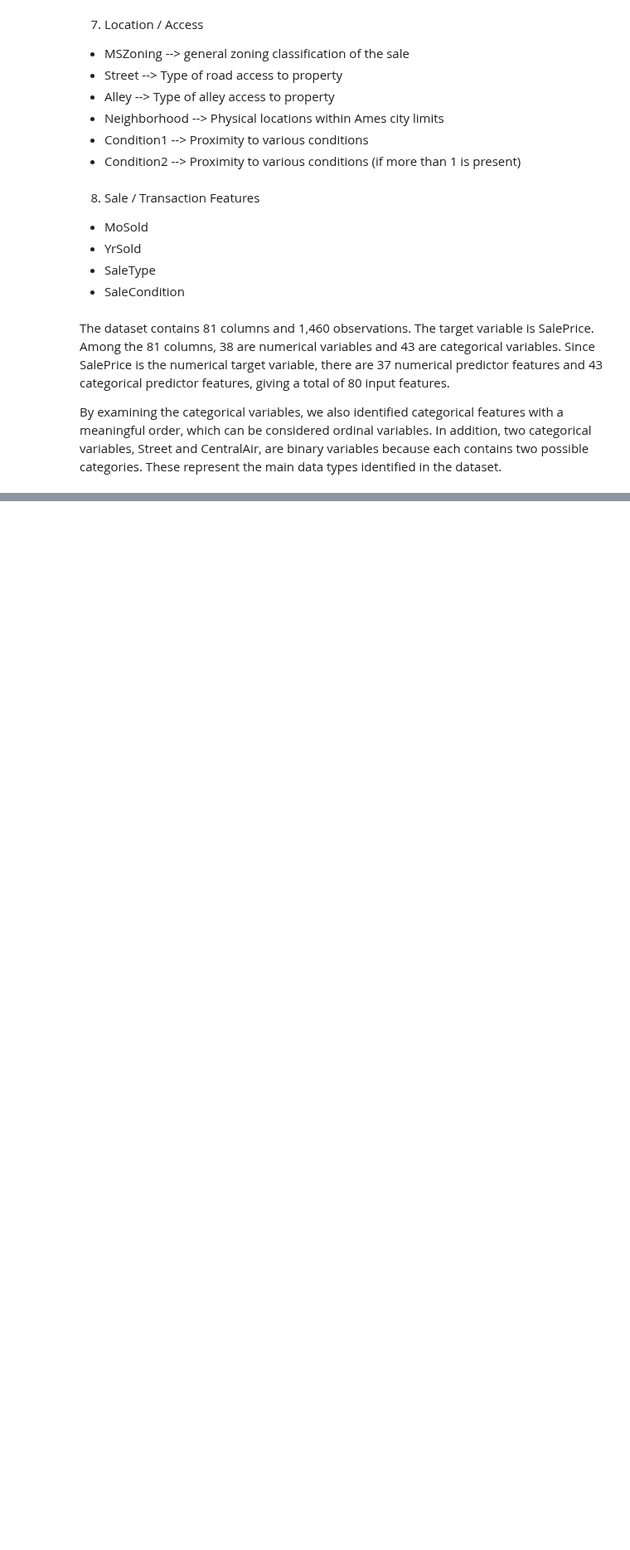
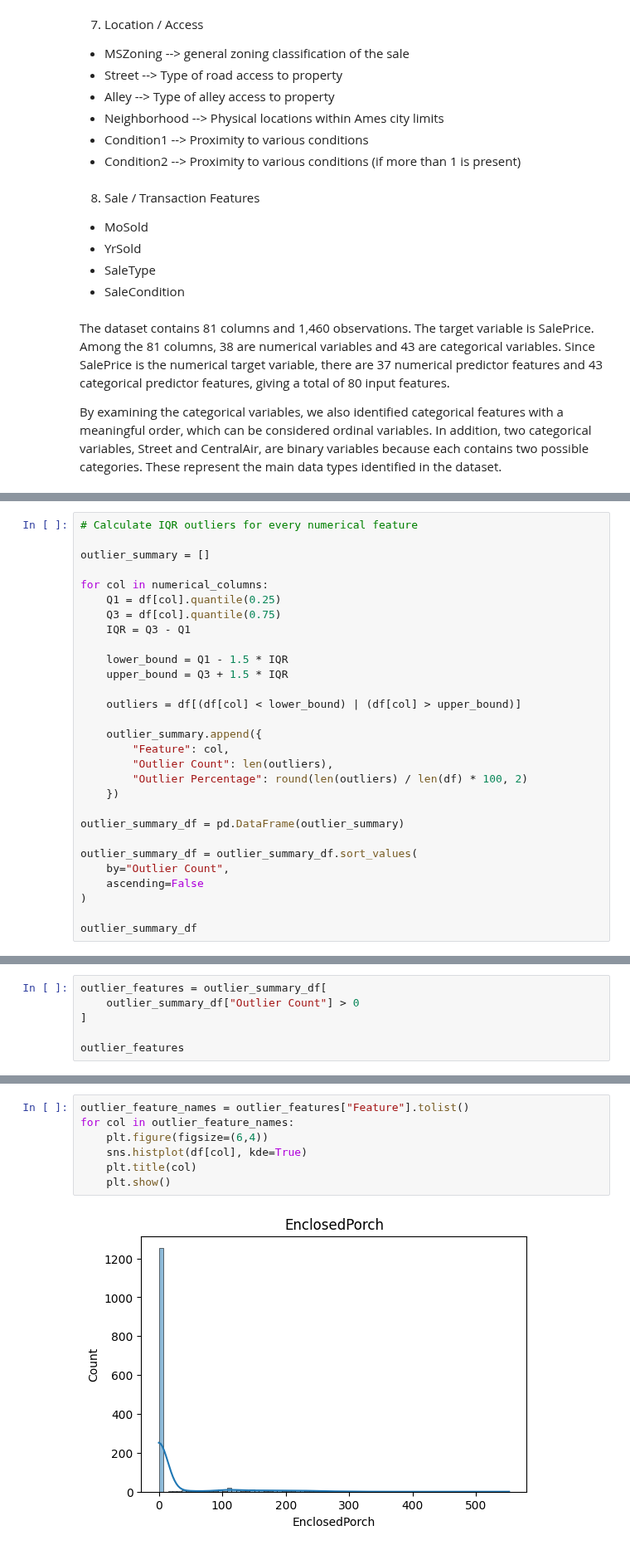
Before and after one commit to VenuriDampahalage/ames-housing-price-prediction, a Jupyter notebook: eda.ipynb, the cells around one changed output, grey strips where cells are left out. Shown at 83% size. Cells and saved outputs as stored; diff of their text form; blank space fills up the shorter version.

Commit message:
Data Quality Analysis

```diff
--- a/eda.ipynb
+++ b/eda.ipynb
@@ -435,0 +629,29 @@ By examining the categorical variables, we also identified categorical features
+# %%
+# Calculate IQR outliers for every numerical feature
+
+outlier_summary = []
+
+for col in numerical_columns:
+    Q1 = df[col].quantile(0.25)
+    Q3 = df[col].quantile(0.75)
+    IQR = Q3 - Q1
+
+    lower_bound = Q1 - 1.5 * IQR
+    upper_bound = Q3 + 1.5 * IQR
+
+    outliers = df[(df[col] < lower_bound) | (df[col] > upper_bound)]
+
+    outlier_summary.append({
+        "Feature": col,
+        "Outlier Count": len(outliers),
+        "Outlier Percentage": round(len(outliers) / len(df) * 100, 2)
+    })
+
+outlier_summary_df = pd.DataFrame(outlier_summary)
+
+outlier_summary_df = outlier_summary_df.sort_values(
+    by="Outlier Count",
+    ascending=False
+)
+
+outlier_summary_df
@@ -435,0 +676,6 @@ By examining the categorical variables, we also identified categorical features
+# %%
+outlier_features = outlier_summary_df[
+    outlier_summary_df["Outlier Count"] > 0
+]
+
+outlier_features
@@ -435,0 +704,9 @@ By examining the categorical variables, we also identified categorical features
+# %%
+outlier_feature_names = outlier_features["Feature"].tolist()
+for col in outlier_feature_names:
+    plt.figure(figsize=(6,4))
+    sns.histplot(df[col], kde=True)
+    plt.title(col)
+    plt.show()
+# %% [output]
+[figure, added]
```
Also changed, not shown: parts of 30 cells of this notebook.
